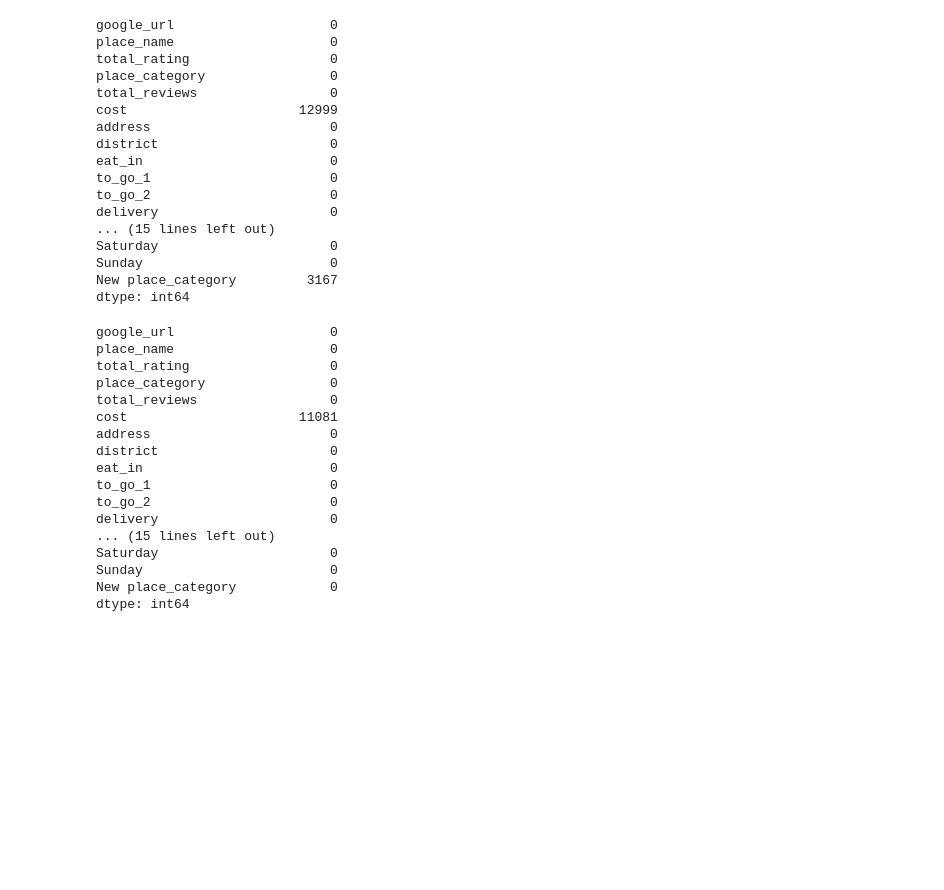
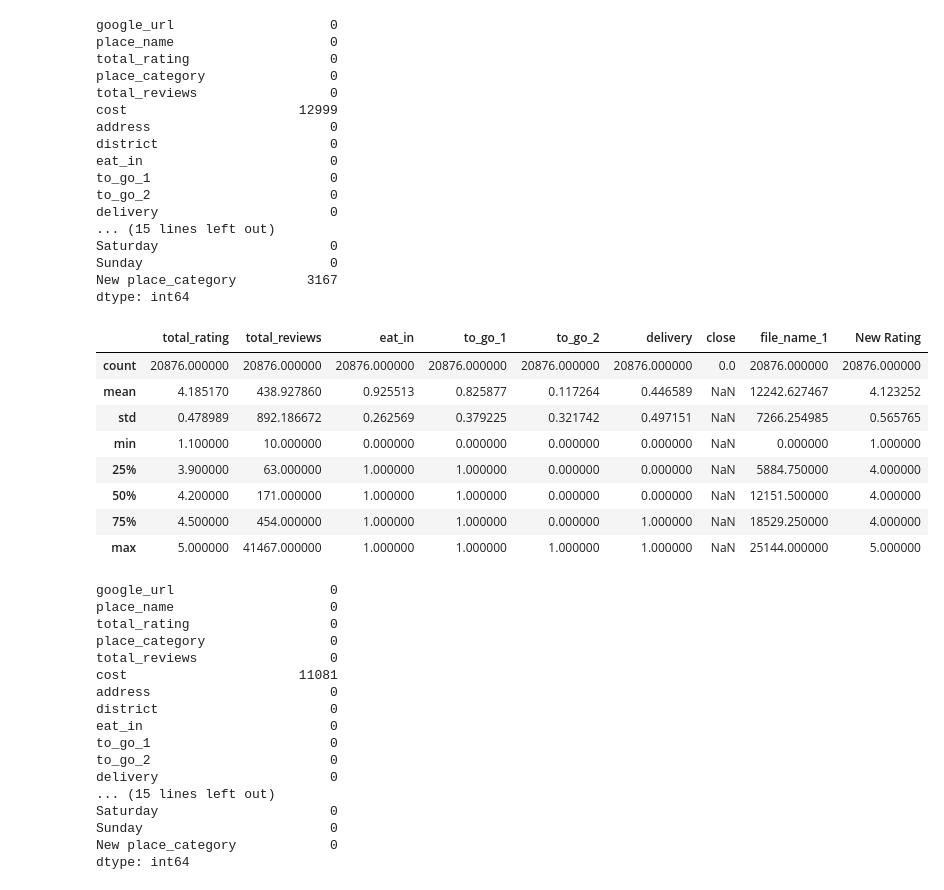
Before and after one commit to DAMA1011/FinalReport, a Jupyter notebook: 餐廳類別修改_經緯度.ipynb, the cells around one changed output. Cells and saved outputs as stored; diff of their text form; code cells hidden in the pictures; blank space fills up the shorter version.

```diff
--- a/餐廳類別修改_經緯度.ipynb
+++ b/餐廳類別修改_經緯度.ipynb
@@ -202,6 +247,18 @@ dtype: int64
 # %%
 dfFilter1_1 = dfFilter1.dropna(subset="New place_category")
 dfFilter1_2 = dfFilter1_1.dropna(subset="opening_hours")
+# %%
+dfFilter1_2.describe()
+# %% [output]
+|  | total_rating | total_reviews | eat_in | to_go_1 | to_go_2 | delivery | close | file_name_1 | New Rating |
+| count | 20876.000000 | 20876.000000 | 20876.000000 | 20876.000000 | 20876.000000 | 20876.000000 | 0.0 | 20876.000000 | 20876.000000 |
+| mean | 4.185170 | 438.927860 | 0.925513 | 0.825877 | 0.117264 | 0.446589 | NaN | 12242.627467 | 4.123252 |
+| std | 0.478989 | 892.186672 | 0.262569 | 0.379225 | 0.321742 | 0.497151 | NaN | 7266.254985 | 0.565765 |
+| min | 1.100000 | 10.000000 | 0.000000 | 0.000000 | 0.000000 | 0.000000 | NaN | 0.000000 | 1.000000 |
+| 25% | 3.900000 | 63.000000 | 1.000000 | 1.000000 | 0.000000 | 0.000000 | NaN | 5884.750000 | 4.000000 |
+| 50% | 4.200000 | 171.000000 | 1.000000 | 1.000000 | 0.000000 | 0.000000 | NaN | 12151.500000 | 4.000000 |
+| 75% | 4.500000 | 454.000000 | 1.000000 | 1.000000 | 0.000000 | 1.000000 | NaN | 18529.250000 | 4.000000 |
+| max | 5.000000 | 41467.000000 | 1.000000 | 1.000000 | 1.000000 | 1.000000 | NaN | 25144.000000 | 5.000000 |
 # %%
 dfFilter1_1.isna().sum()
 # %% [output]
```
Also changed, not shown: parts of 13 cells of this notebook, 1 other file.
